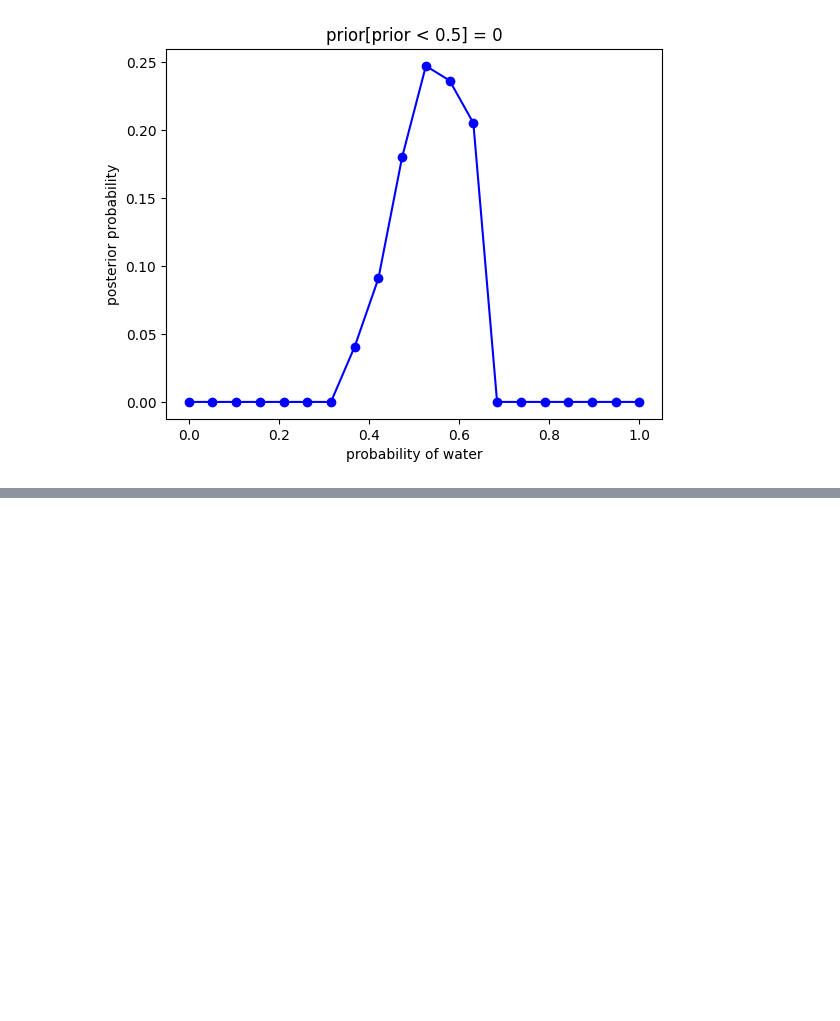
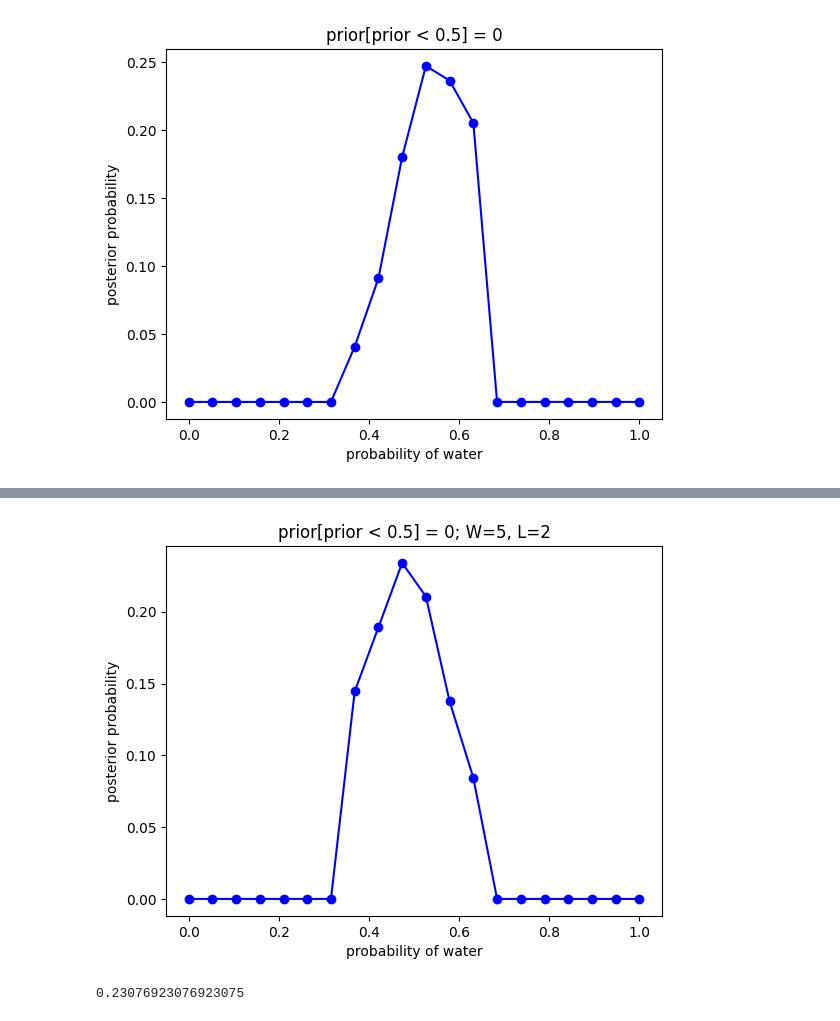
Before and after one commit to beckspark/statistical_rethinking_a_bayesian_course, a Jupyter notebook: notebooks/02_bayesian_analysis.ipynb, the cells around one changed output, grey strips where cells are left out. Drawn from its saved outputs; the diff is of its cells as text; code cells hidden in the pictures; blank space fills up the shorter version.

```diff
--- a/notebooks/02_bayesian_analysis.ipynb
+++ b/notebooks/02_bayesian_analysis.ipynb
@@ -288,0 +316,26 @@ compute_and_plot_graph_approximation(
+# %%
+compute_and_plot_graph_approximation(
+    prior = prior,
+    p_grid = p_grid,
+    W=5,
+    L=2,
+    xlabel="probability of water",
+    ylabel="posterior probability",
+    title="prior[prior < 0.5] = 0; W=5, L=2"
+)
+# %% [output]
+[figure, added]
+# %%
+# 2M3
+prob_Earth = .5
+prob_Mars = .5
+
+prob_Land_given_Mars = 1
+prob_Land_given_Earth = .3
+
+prob_Land = (prob_Land_given_Earth + prob_Land_given_Mars) / 2
+
+prob_Earth_given_Land = (prob_Land_given_Earth * prob_Earth) / prob_Land
+print(prob_Earth_given_Land)
+# %% [output]
+0.23076923076923075
```
Also changed, not shown: parts of 5 cells of this notebook.
